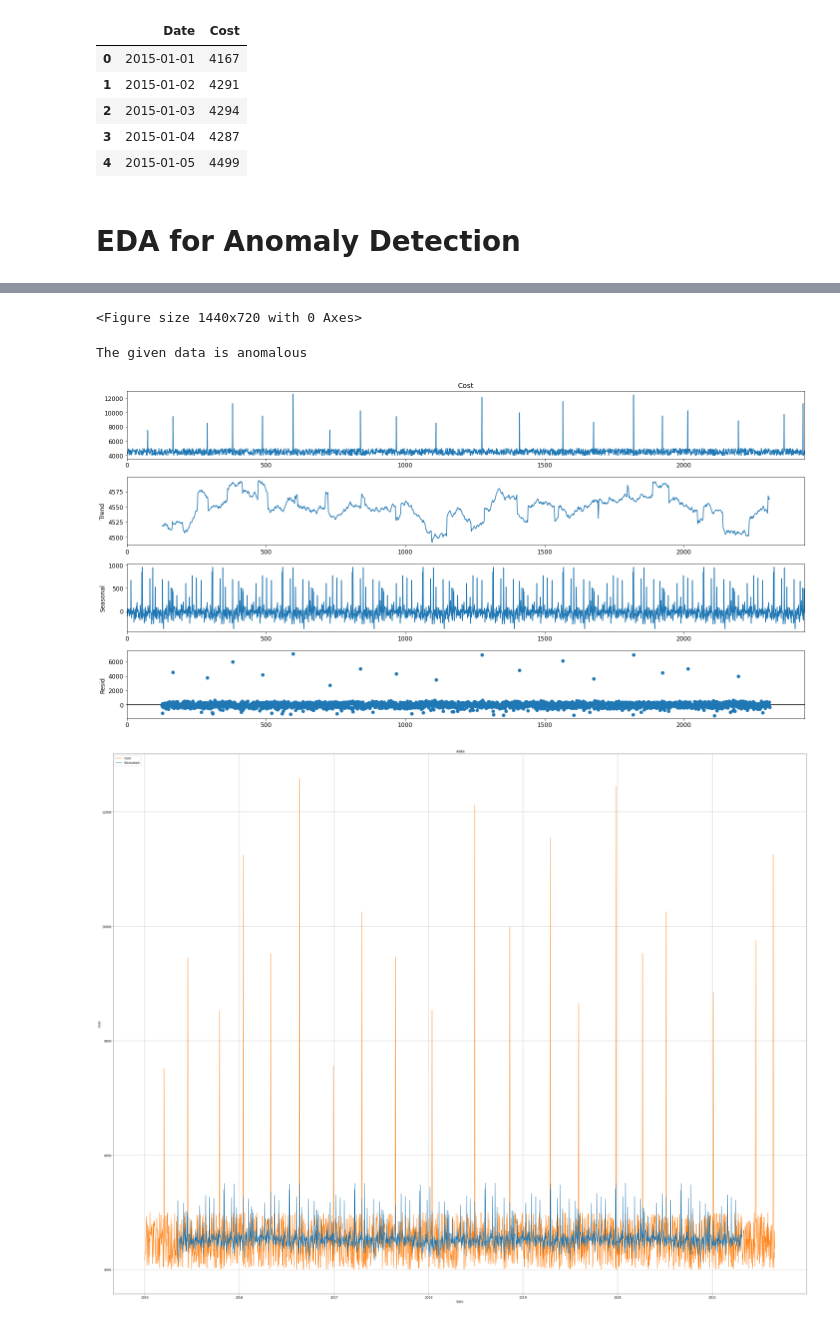
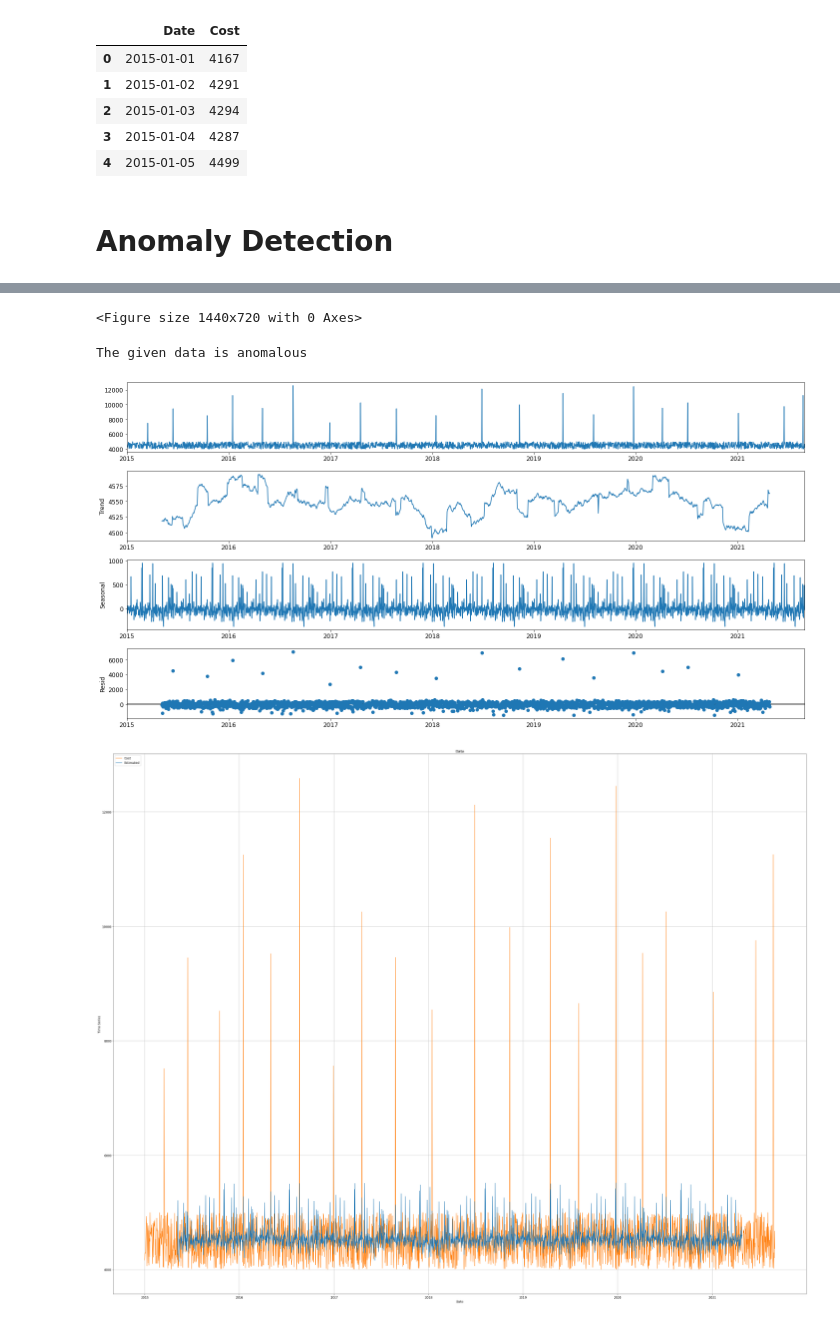
Before and after one commit to mehrasadhvi/TS, a Jupyter notebook: TSAssignment.ipynb, the cells around one changed output, grey strips where cells are left out. Cells and saved outputs as stored; diff of their text form; code cells hidden in the pictures.

Commit message:
Along with New Data

```diff
--- a/TSAssignment.ipynb
+++ b/TSAssignment.ipynb
@@ -5,10 +5,9 @@ import pandas as pd
 import numpy as np
 import matplotlib.pyplot as plt
 import statsmodels.api as sm#Statsmodels is a Python module which provides various functions for estimating different statistical models and performing statistical tests
-from pylab import rcParams
-data=pd.read_excel('C:/Users/sadhv/OneDrive/Desktop/TSAssignment/data.xlsx',parse_dates=['Date'])
-data.info()
-data.head()
+data=pd.read_excel('C:/Users/sadhv/OneDrive/Desktop/TSAssignment/data.xlsx')#importing the file
+data.info()#Summary of the time series
+data.head()#top 5 rows of the dataframe
 # %% [output]
 <class 'pandas.core.frame.DataFrame'>
 RangeIndex: 2435 entries, 0 to 2434
@@ -26,51 +25,51 @@ memory usage: 38.2 KB
 | 3 | 2015-01-04 | 4287 |
 | 4 | 2015-01-05 | 4499 |
 # %% [markdown]
-# EDA for Anomaly Detection
+# Anomaly Detection
 # %%
-def anomaly_det(data):
+def anomaly_det(data):#Defining a function that accepts a univariate time series
     data=data.dropna()#In case new data has null values
-    plt.boxplot(data.iloc[:,1])
-    fig = plt.figure(figsize =(20, 10))
-    plt.show()
-    data1 = data.sort_values(data.columns[1])
+    plt.boxplot(data.iloc[:,1])#Plotting a boxplot of timeseries to deduce outliers
+    fig = plt.figure(figsize =(20, 10))#Change the default size of the figure
+    plt.show()#to display the boxplot
+    data1 = data.sort_values(data.columns[1])#Sorting the time series value
     Q3=np.percentile(data1.iloc[:,1], 75)#Calculating third Quartile
-    Q1 = np.percentile(data1.iloc[:,1],25)
-    IQR = Q3 - Q1
+    Q1 = np.percentile(data1.iloc[:,1],25)#Calculating the first Quartile
+    IQR = Q3 - Q1 #InterQuartile Range
     low_lim = Q1 - 1.5 * IQR
     up_lim = Q3 + 1.5 * IQR
     Outliers=[]
     for i in range(0,data.shape[0]):
-        if ((data.iloc[i,1]>up_lim) or (data.iloc[i,1]<low_lim)):
+        if ((data.iloc[i,1]>up_lim) or (data.iloc[i,1]<low_lim)):#Values in the 2nd column(Cost say) that lies below lower limit and above upper limit identify as an outlier
                Outliers.append(data.iloc[i,1])
     rcParams['figure.figsize']=20,10
-    decomposition=sm.tsa.seasonal_decompose(data['Cost'],period=252)
-    fig=decomposition.plot()
-    Trend,Seasonal,Residue=decomposition.trend,decomposition.seasonal,decomposition.resid
-    estimated = Trend + Seasonal
+    data=data.set_index(data.columns[0])#Setting the date or 1st column (Timestamp in sany case as index) as the decomposition allows for only integral values
+    decomposition=sm.tsa.seasonal_decompose(data,period=252)#Decomposing  a time series into deterministic components(trend,seasonality )
+    fig=decomposition.plot()#Plotting the components individually
+    Trend,Seasonal,Residue=decomposition.trend,decomposition.seasonal,decomposition.resid#Extracting each of the components
+    estimated = Trend + Seasonal#The  time series without residual i.e. assuming their is no anomaly in the data
     plt.rc('font', size=12)
-    fig, ax = plt.subplots(figsize=(50,40))
-    # Specify how our lines should look
-    ax.plot(data.Date, data.Cost, color='tab:orange', label='Cost')
-    ax.plot(data.Date,estimated,color='tab:blue',label='Estimated')
+    fig, ax = plt.subplots(figsize=(50,40))# Specifying how  lines should look
+    ax.plot(data.index.values, data, color='tab:orange', label='Cost')
+    ax.plot(data.index.values,estimated,color='tab:blue',label='Estimated')#Plotting the actual and estimated(without residual) to visualise the large residuals
     ax.set_xlabel('Date')
-    ax.set_ylabel('Cost')
-    ax.set_title(' data')
+    ax.set_ylabel('Time Series')
+    ax.set_title('Data')
     ax.grid(True)
     ax.legend(loc='upper left');
-    resid_mu = Residue.mean()
+    resid_mu = Residue.mean()#Mean and standard Deviation of the Residual
     resid_dev =Residue.std()
     lower = resid_mu - 3*resid_dev
-    upper = resid_mu + 3*resid_dev
-    anomalies = data[(Residue < lower) | (Residue > upper)]
+    upper = resid_mu + 3*resid_dev#Looking for the confidence interval
+    anomalies = data[(Residue < lower) | (Residue > upper)]# Storing  the values of the residual which lie outside the confidence interval in another variable
     if (len(anomalies)>0 or len(Outiers)>0):
         print("The given data is anomalous")
     else:
         print("Not Anomalous")
-anomaly_det(data)
+anomaly_det(data)#Calling the function
 # %% [output]
 [figure]
 <Figure size 1440x720 with 0 Axes>
 The given data is anomalous
-[figure, old version]
+[figure, new version]
 [figure]
```
Also changed, not shown: parts of 4 cells of this notebook.
